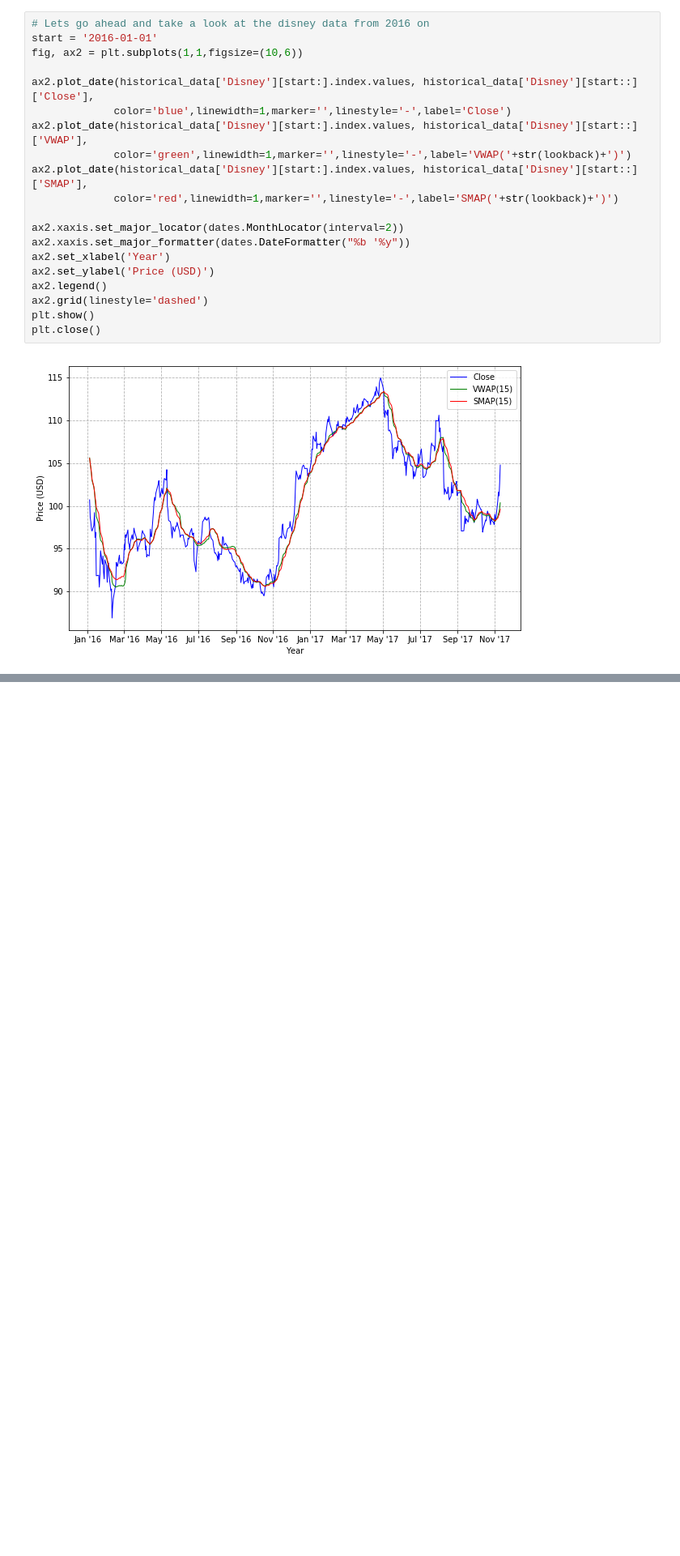
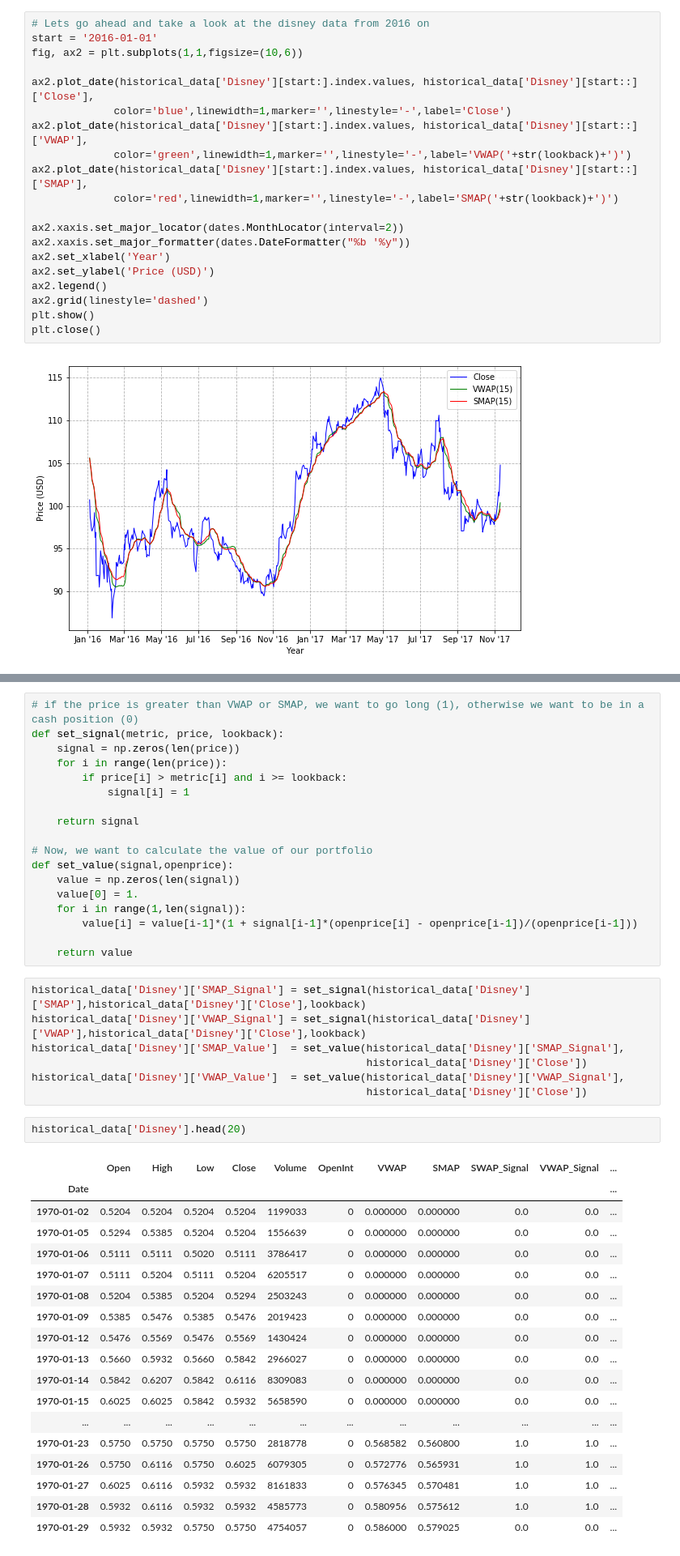
Before and after one commit to branhoff/VWAP_backtest, a Jupyter notebook: VWAP.ipynb, the cells around one changed output, grey strips where cells are left out. Shown at 81% size. Saved outputs shown, nothing was run; the diff lists cells and outputs as text; blank space fills up the shorter version.

Commit message:
Add price and signaling

```diff
--- a/VWAP.ipynb
+++ b/VWAP.ipynb
@@ -133,0 +147,46 @@ plt.close()
+# %%
+# if the price is greater than VWAP or SMAP, we want to go long (1), otherwise we want to be in a cash position (0)
+def set_signal(metric, price, lookback):
+    signal = np.zeros(len(price))
+    for i in range(len(price)):
+        if price[i] > metric[i] and i >= lookback:
+            signal[i] = 1
+
+    return signal
+
+# Now, we want to calculate the value of our portfolio
+def set_value(signal,openprice):
+    value = np.zeros(len(signal))
+    value[0] = 1.
+    for i in range(1,len(signal)):
+        value[i] = value[i-1]*(1 + signal[i-1]*(openprice[i] - openprice[i-1])/(openprice[i-1]))
+
+    return value
+# %%
+historical_data['Disney']['SMAP_Signal'] = set_signal(historical_data['Disney']['SMAP'],historical_data['Disney']['Close'],lookback)
+historical_data['Disney']['VWAP_Signal'] = set_signal(historical_data['Disney']['VWAP'],historical_data['Disney']['Close'],lookback)
+historical_data['Disney']['SMAP_Value']  = set_value(historical_data['Disney']['SMAP_Signal'],
+                                                     historical_data['Disney']['Close'])
+historical_data['Disney']['VWAP_Value']  = set_value(historical_data['Disney']['VWAP_Signal'],
+                                                     historical_data['Disney']['Close'])
+# %%
+historical_data['Disney'].head(20)
+# %% [output]
+|  | Open | High | Low | Close | Volume | OpenInt | VWAP | SMAP | SWAP_Signal | VWAP_Signal | ... |
+| Date |  |  |  |  |  |  |  |  |  |  | ... |
+| 1970-01-02 | 0.5204 | 0.5204 | 0.5204 | 0.5204 | 1199033 | 0 | 0.000000 | 0.000000 | 0.0 | 0.0 | ... |
+| 1970-01-05 | 0.5294 | 0.5385 | 0.5204 | 0.5204 | 1556639 | 0 | 0.000000 | 0.000000 | 0.0 | 0.0 | ... |
+| 1970-01-06 | 0.5111 | 0.5111 | 0.5020 | 0.5111 | 3786417 | 0 | 0.000000 | 0.000000 | 0.0 | 0.0 | ... |
+| 1970-01-07 | 0.5111 | 0.5204 | 0.5111 | 0.5204 | 6205517 | 0 | 0.000000 | 0.000000 | 0.0 | 0.0 | ... |
+| 1970-01-08 | 0.5204 | 0.5385 | 0.5204 | 0.5294 | 2503243 | 0 | 0.000000 | 0.000000 | 0.0 | 0.0 | ... |
+| 1970-01-09 | 0.5385 | 0.5476 | 0.5385 | 0.5476 | 2019423 | 0 | 0.000000 | 0.000000 | 0.0 | 0.0 | ... |
+| 1970-01-12 | 0.5476 | 0.5569 | 0.5476 | 0.5569 | 1430424 | 0 | 0.000000 | 0.000000 | 0.0 | 0.0 | ... |
+| 1970-01-13 | 0.5660 | 0.5932 | 0.5660 | 0.5842 | 2966027 | 0 | 0.000000 | 0.000000 | 0.0 | 0.0 | ... |
+| 1970-01-14 | 0.5842 | 0.6207 | 0.5842 | 0.6116 | 8309083 | 0 | 0.000000 | 0.000000 | 0.0 | 0.0 | ... |
+| 1970-01-15 | 0.6025 | 0.6025 | 0.5842 | 0.5932 | 5658590 | 0 | 0.000000 | 0.000000 | 0.0 | 0.0 | ... |
+| ... | ... | ... | ... | ... | ... | ... | ... | ... | ... | ... | ... |
+| 1970-01-23 | 0.5750 | 0.5750 | 0.5750 | 0.5750 | 2818778 | 0 | 0.568582 | 0.560800 | 1.0 | 1.0 | ... |
+| 1970-01-26 | 0.5750 | 0.6116 | 0.5750 | 0.6025 | 6079305 | 0 | 0.572776 | 0.565931 | 1.0 | 1.0 | ... |
+| 1970-01-27 | 0.6025 | 0.6116 | 0.5932 | 0.5932 | 8161833 | 0 | 0.576345 | 0.570481 | 1.0 | 1.0 | ... |
+| 1970-01-28 | 0.5932 | 0.6116 | 0.5932 | 0.5932 | 4585773 | 0 | 0.580956 | 0.575612 | 1.0 | 1.0 | ... |
+| 1970-01-29 | 0.5932 | 0.5932 | 0.5750 | 0.5750 | 4754057 | 0 | 0.586000 | 0.579025 | 0.0 | 0.0 | ... |
```
Also changed, not shown: parts of 2 cells of this notebook.
